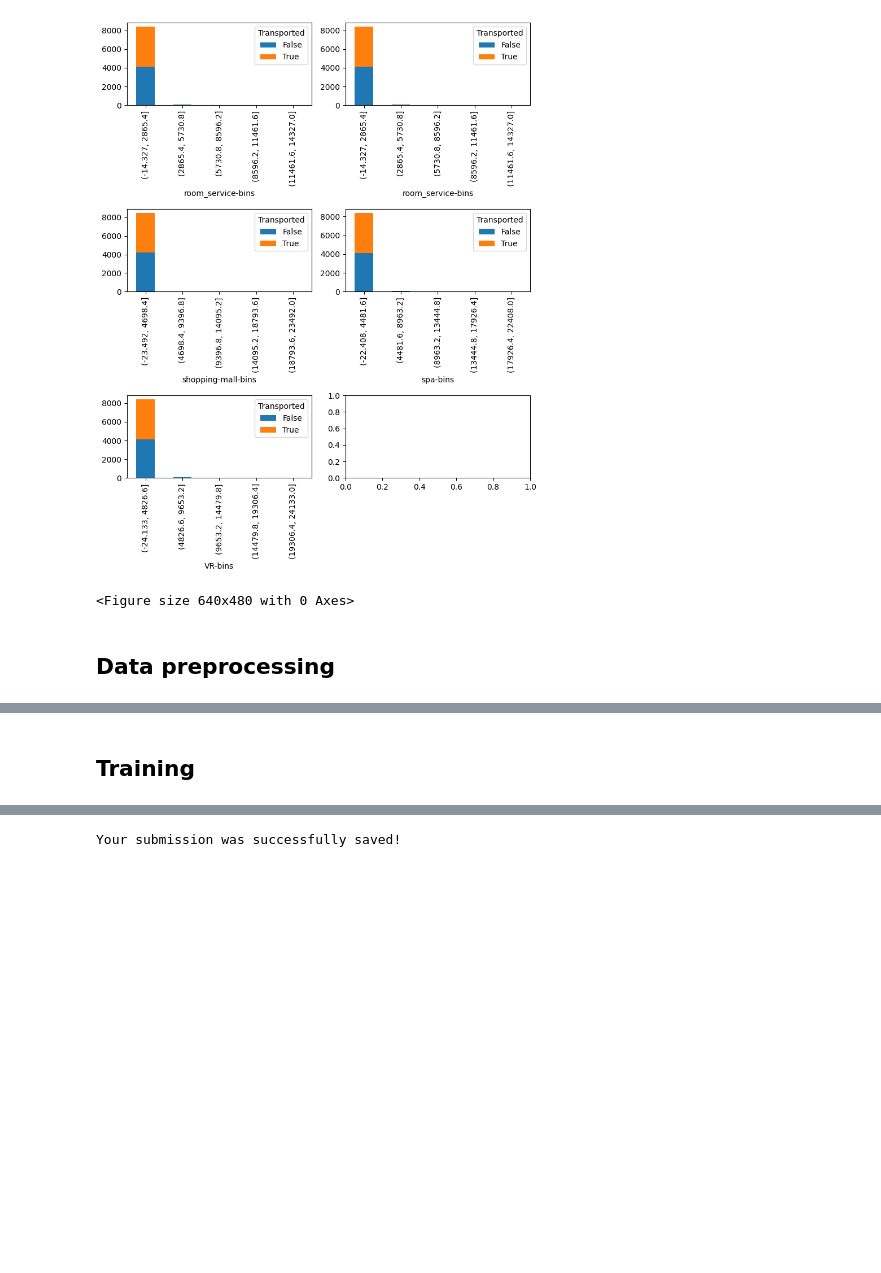
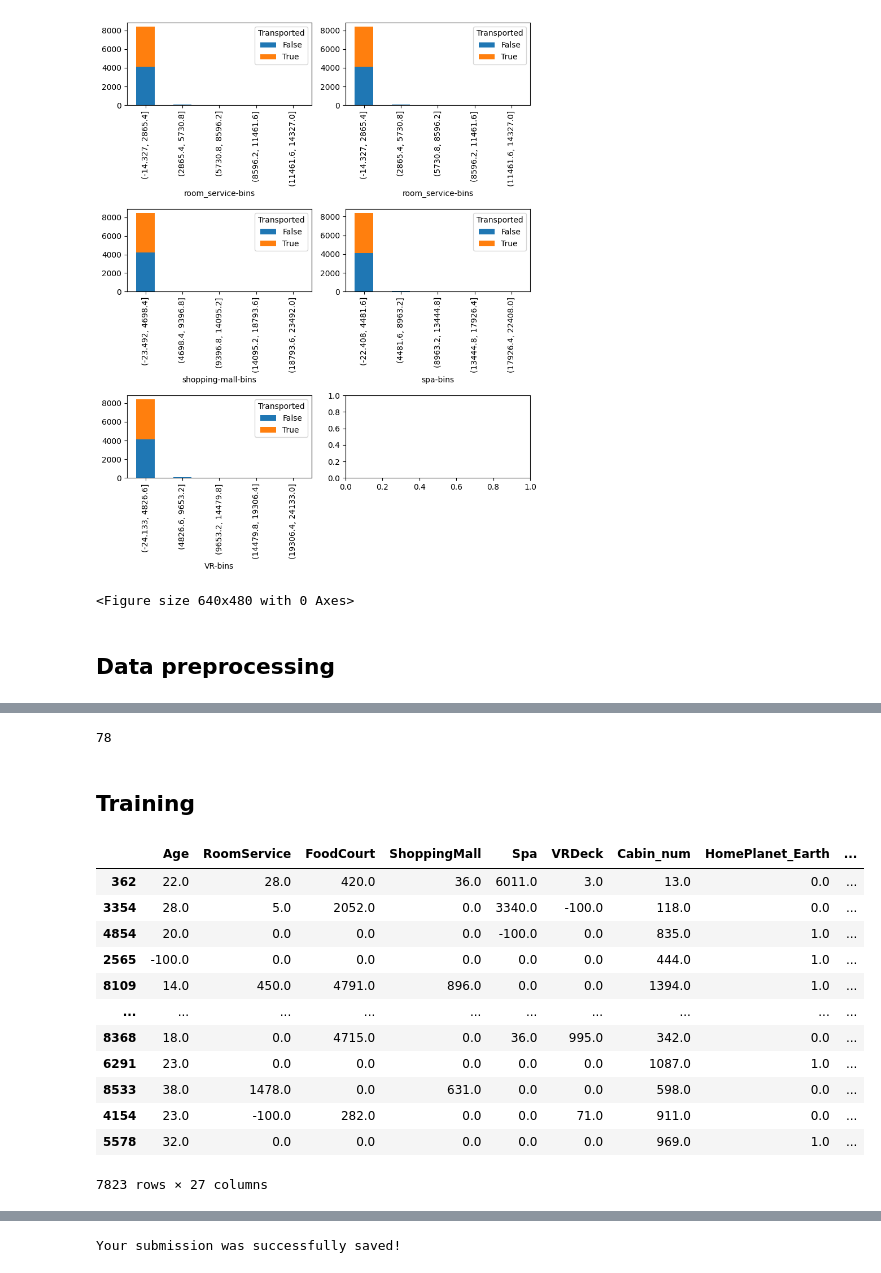
Before and after one commit to hackasaur/spaceship-titanic, a Jupyter notebook: notebooks/spaceship-titanic-notebook.ipynb, the cells around one changed output, grey strips where cells are left out. Saved outputs shown, nothing was run; the diff lists cells and outputs as text; code cells hidden in the pictures; blank space fills up the shorter version.

```diff
--- a/notebooks/spaceship-titanic-notebook.ipynb
+++ b/notebooks/spaceship-titanic-notebook.ipynb
@@ -203,2 +196,58 @@ X_predict = pd.get_dummies(predict_data[features])
+# %%
+import math
+import random
+from itertools import combinations
+#preprocessing
+def get_subsets(lst, size):
+    return list(combinations(lst, size))
+
+def not_in_subset(lst, subset):
+    return list(set(lst) - set(subset))
+
+features = ["HomePlanet", "CryoSleep", "Age", "VIP", "Destination", "RoomService", "FoodCourt", "ShoppingMall", "Spa", "VRDeck", "Deck", "Cabin_num", "Side"]
+subsets = get_subsets(features,11)
+len(subsets)
+# features = list(subsets[0])
+# %% [output]
+78
 # %% [markdown]
 ## Training
+# %%
+def split_train_test(train_data, features):
+    # seperate non-numeric data into columns
+    X_data = pd.get_dummies(train_data[features]).astype(float)
+
+    # print(X_data.head())
+    # split train and test sets (NOTE: use the whole set before submitting the predictions)
+    # X_train = X_data[:math.floor(0.9 * len(train_data))]
+    random_state = random.randint(0,100)
+    # X_train = X_data[:math.floor(0.9 * len(train_data))]
+    X_train = X_data.sample(math.floor(0.9 * len(train_data)), random_state=random_state)
+    # X_val = X_data[math.floor(0.9 * len(train_data)):]
+    X_val = X_data.drop(X_train.index)
+    # y_train = train_data["Transported"][:math.floor(0.9 * len(train_data))]
+    y_train = train_data["Transported"].sample(math.floor(0.9 * len(train_data)), random_state=random_state)
+    # y_val  = train_data["Transported"][math.floor(0.9 * len(train_data)):]
+    y_val = train_data["Transported"].drop(y_train.index)
+
+    return (X_train, y_train, X_val, y_val)
+
+# for prediction
+# X_predict = pd.get_dummies(predict_data[features])
+# %%
+X_train, y_train, X_val, y_val = split_train_test(train_data, features)
+X_train
+# %% [output]
+|  | Age | RoomService | FoodCourt | ShoppingMall | Spa | VRDeck | Cabin_num | HomePlanet_Earth | ... |
+| 362 | 22.0 | 28.0 | 420.0 | 36.0 | 6011.0 | 3.0 | 13.0 | 0.0 | ... |
+| 3354 | 28.0 | 5.0 | 2052.0 | 0.0 | 3340.0 | -100.0 | 118.0 | 0.0 | ... |
+| 4854 | 20.0 | 0.0 | 0.0 | 0.0 | -100.0 | 0.0 | 835.0 | 1.0 | ... |
+| 2565 | -100.0 | 0.0 | 0.0 | 0.0 | 0.0 | 0.0 | 444.0 | 1.0 | ... |
+| 8109 | 14.0 | 450.0 | 4791.0 | 896.0 | 0.0 | 0.0 | 1394.0 | 1.0 | ... |
+| ... | ... | ... | ... | ... | ... | ... | ... | ... | ... |
+| 8368 | 18.0 | 0.0 | 4715.0 | 0.0 | 36.0 | 995.0 | 342.0 | 0.0 | ... |
+| 6291 | 23.0 | 0.0 | 0.0 | 0.0 | 0.0 | 0.0 | 1087.0 | 1.0 | ... |
+| 8533 | 38.0 | 1478.0 | 0.0 | 631.0 | 0.0 | 0.0 | 598.0 | 0.0 | ... |
+| 4154 | 23.0 | -100.0 | 282.0 | 0.0 | 0.0 | 71.0 | 911.0 | 0.0 | ... |
+| 5578 | 32.0 | 0.0 | 0.0 | 0.0 | 0.0 | 0.0 | 969.0 | 1.0 | ... |
+7823 rows × 27 columns
```
Also changed, not shown: parts of 21 cells of this notebook, 3 other files.
